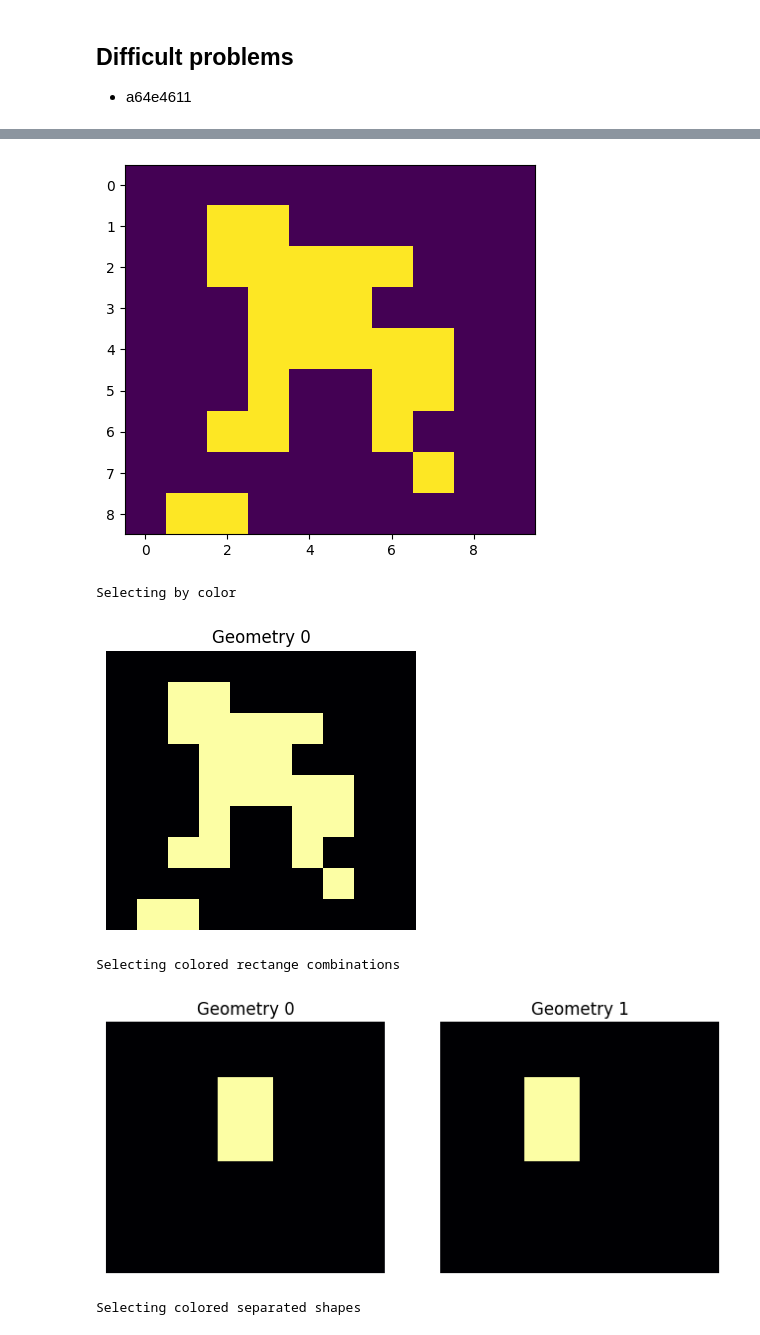
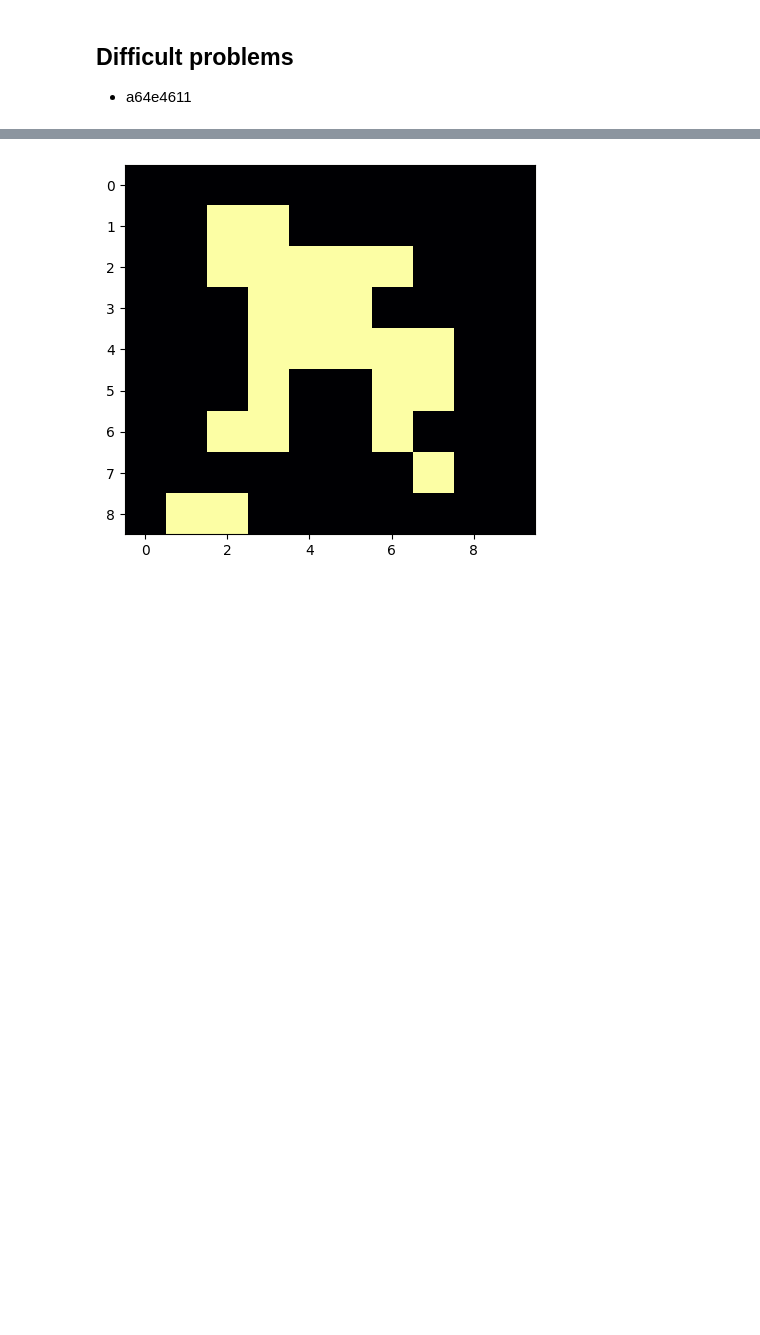
Before and after one commit to francescobraicovich/ARC2, a Jupyter notebook: code/exploration.ipynb, the cells around one changed output, grey strips where cells are left out. Saved outputs shown, nothing was run; the diff lists cells and outputs as text; code cells hidden in the pictures; blank space fills up the shorter version.

```diff
--- a/code/exploration.ipynb
+++ b/code/exploration.ipynb
@@ -38,41 +38,17 @@ Challenge key: 4612dd53
 # %%
-from utilities.select import Selector
-from utilities.transform import rotate, drag, alt_drag
-import numpy as np
-
 arr = np.array([
        [0, 0, 0, 0, 0, 0, 0, 0, 0, 0],
        [0, 0, 1, 1, 0, 0, 0, 0, 0, 0],
        [0, 0, 1, 1, 1, 1, 1, 0, 0, 0],
        [0, 0, 0, 1, 1, 1, 0, 0, 0, 0],
        [0, 0, 0, 1, 1, 1, 1, 1, 0, 0],
        [0, 0, 0, 1, 0, 0, 1, 1, 0, 0],
        [0, 0, 1, 1, 0, 0, 1, 0, 0, 0],
        [0, 0, 0, 0, 0, 0, 0, 1, 0, 0],
        [0, 1, 1, 0, 0, 0, 0, 0, 0, 0]])
 
 # plot the array as an image
-plt.imshow(arr)
+plt.imshow(arr, cmap='inferno')
 plt.show()
-
-sel = Selector(arr.shape, display=True)
-
-print('Selecting by color')
-selection = sel.select_color(arr, 1)
-print('Selecting colored rectange combinations')
-selection2 = sel.select_colored_rectangle_combinations(arr, 1, 3, 2)
-print('Selecting colored separated shapes')
-selection3 = sel.select_colored_separated_shapes(arr, 1)
-print('Selecting cells adjacent to color')
-selection4 = sel.select_adjacent_to_color(arr, 1, 2)
-
-# find all squares of color 1 with side length 2
-#geometries = select_by_color_and_adjacent(arr, 1,  display=True)
-#rotated = alt_drag(arr, geometries, 1, -1, display=True)
 # %% [output]
-[figure, old version]
+[figure, new version]
-Selecting by color
-[figure, removed]
-Selecting colored rectange combinations
-[figure, removed]
-Selecting colored separated shapes
```
Also changed, not shown: parts of 5 cells of this notebook.
